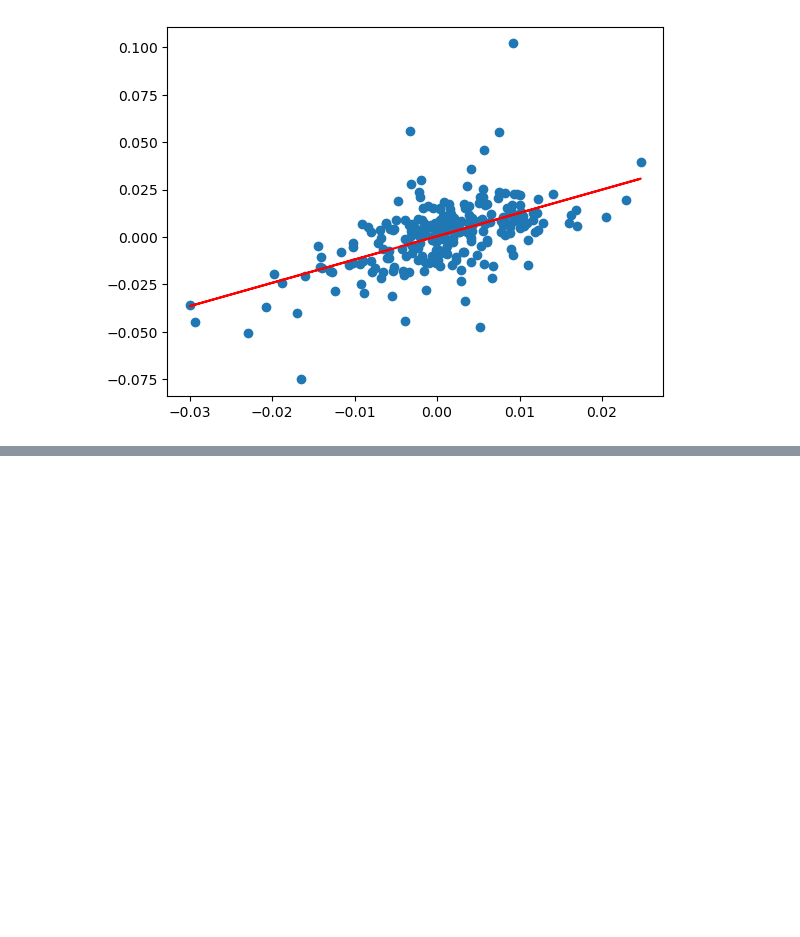
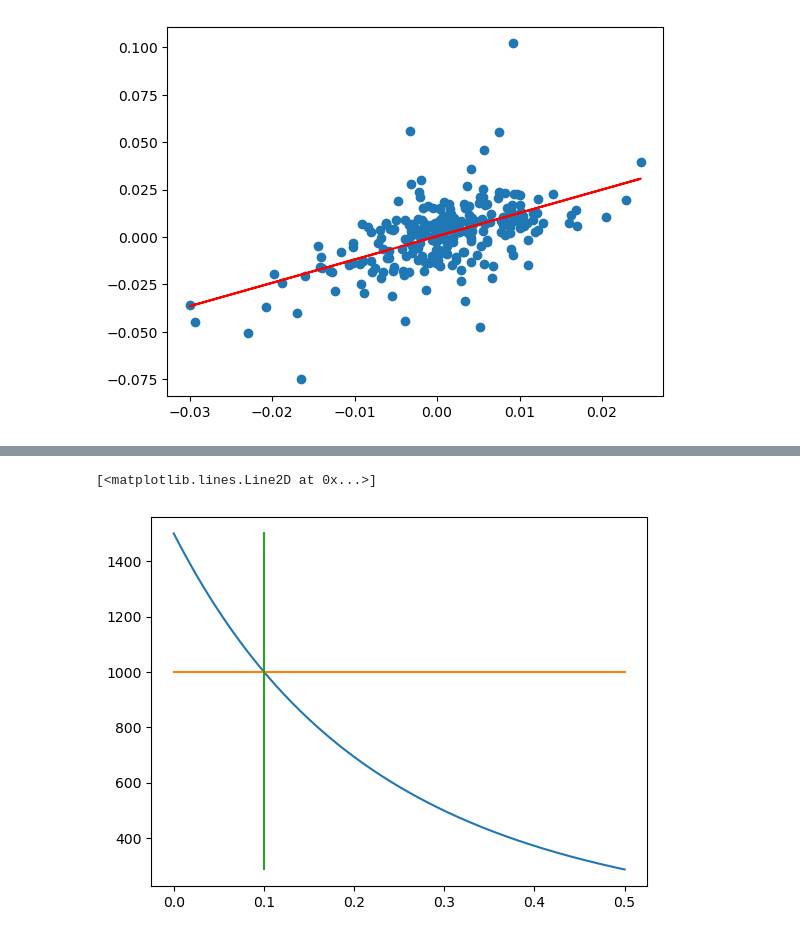
Before and after one commit to Acouvertier/phase_0_quant_foundations, a Jupyter notebook: phase_1_project.ipynb, the cells around one changed output, grey strips where cells are left out. Cells and saved outputs as stored; diff of their text form; code cells hidden in the pictures; blank space fills up the shorter version.

```diff
--- a/phase_1_project.ipynb
+++ b/phase_1_project.ipynb
@@ -167,17 +173,18 @@ $$
 
 Where $r$ is the discount rate and $c_{i}$ is the cash flow at timepoint $i$. In this case $c_{0}$ is the initial investment. If $NPV > 0$ the investment is considered favorable, $<0$ is to be avoided.
 # %%
-def npv(discount_rate, cash_flow):
+def npv(discount_rate, cash_flow,interpret):
     flow_size = len(cash_flow)
     discount_multipliers = np.array([1/((1+discount_rate)**i) for i in range(flow_size)])
     pre_sum = discount_multipliers * cash_flow
     npv = np.sum(pre_sum)
-    if npv > 0:
-        print(f"The net present value is {npv}, which represents a sound investment.")
-    elif npv < 0:
-        print(f"The net present value is {npv}, which represents a bad investment.")
-    else:
-        print("The net present value is 0, the investment is ambiguous under this measure.")
+    if interpret:
+        if npv > 0:
+            print(f"The net present value is {npv}, which represents a sound investment.")
+        elif npv < 0:
+            print(f"The net present value is {npv}, which represents a bad investment.")
+        else:
+            print("The net present value is 0, the investment is ambiguous under this measure.")
 
     return npv
 # %%
@@ -358,0 +406,26 @@ plt.plot(google_spy_bond_combined['market_excess'],fitted_line.intercept + fitte
+# %%
+def bond_pv(face_value, coupon, interest_rate, time, periods):
+    n = time * periods
+    cash_flow = [coupon for _ in range(n)]
+    cash_flow[-1] = cash_flow[-1] + face_value
+    cash_flow = [0] + cash_flow
+    pv = npv(interest_rate/periods, np.array(cash_flow),False)
+
+    return pv
+# %%
+vectorize_bond_pv = np.vectorize(bond_pv)
+# %%
+face_value = 1000
+coupon_value = 50
+time_years = 5
+coupons_per_year = 2
+step = 150
+rates = np.linspace(0.0,0.5,step)
+pvs = vectorize_bond_pv(face_value,coupon_value,rates,time_years,coupons_per_year)
+# %%
+plt.plot(rates,pvs)
+plt.plot(rates,[face_value for _ in range(step)])
+plt.plot([(coupons_per_year)*(coupon_value)/(face_value) for _ in range(step)],pvs)
+# %% [output]
+[<matplotlib.lines.Line2D at 0x...>]
+[figure, added]
```
Also changed, not shown: parts of 12 cells of this notebook.
